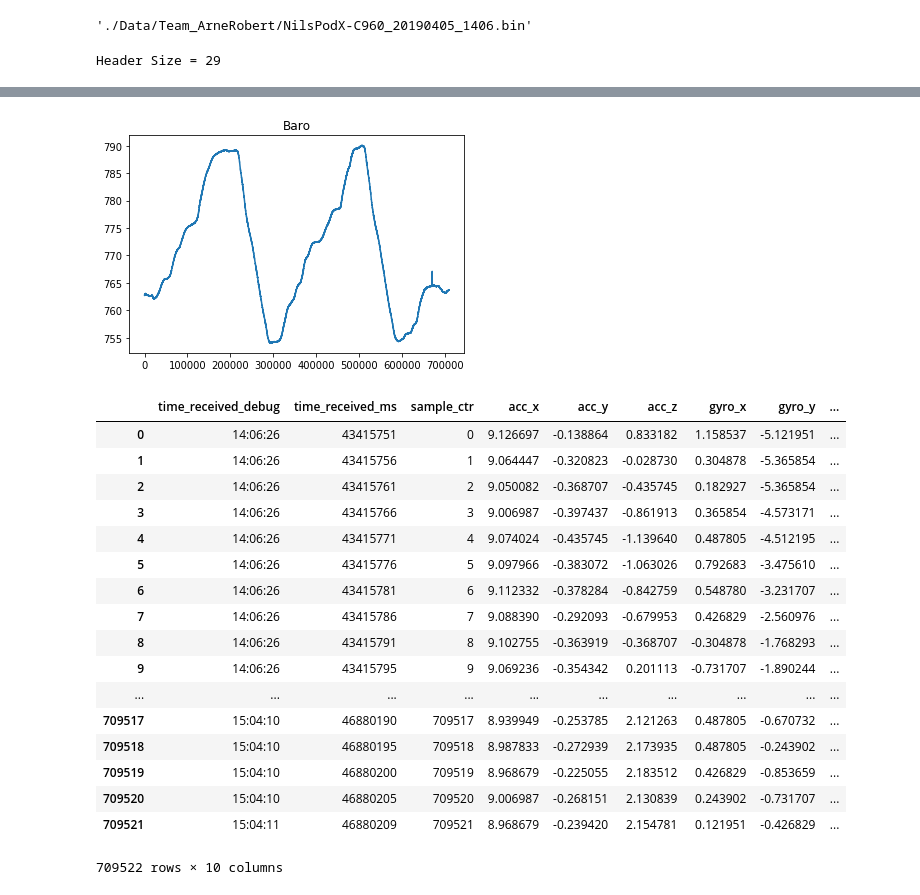
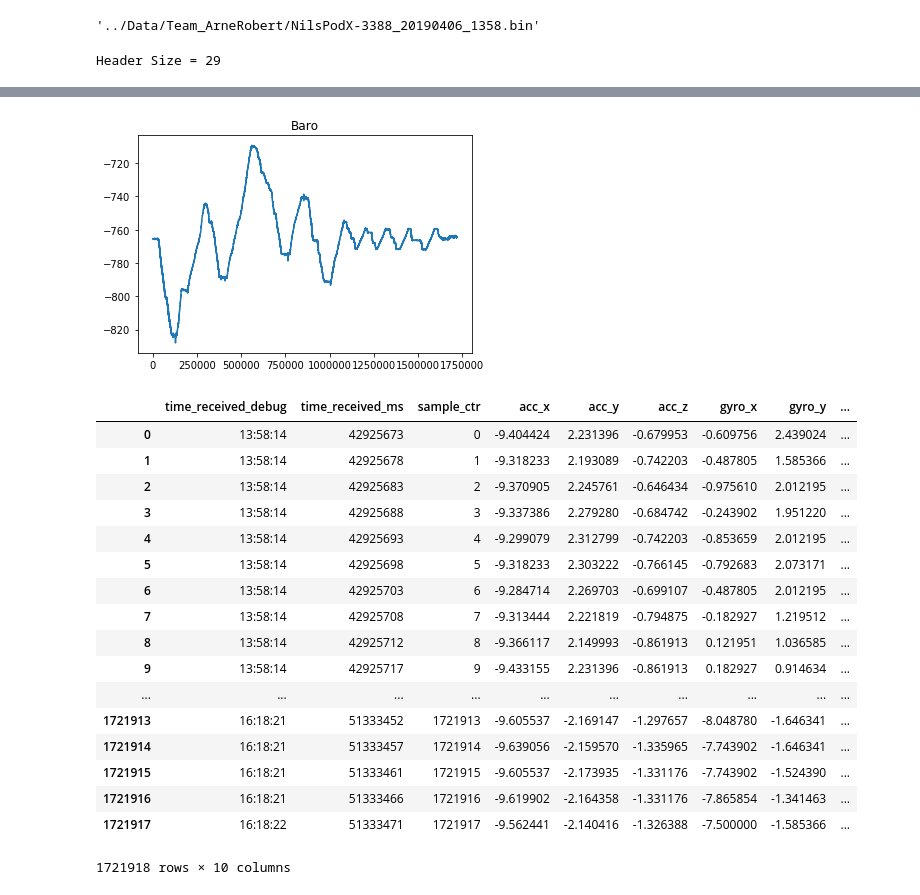
Before and after one commit to mad-lab-fau/LaaxSnowHack, a Jupyter notebook: NilsToBenConverter.ipynb, the cells around one changed output, grey strips where cells are left out. Saved outputs shown, nothing was run; the diff lists cells and outputs as text; code cells hidden in the pictures.

```diff
--- a/NilsToBenConverter.ipynb
+++ b/NilsToBenConverter.ipynb
@@ -7,9 +7,9 @@ from datetime import datetime, timedelta
 # %%
 plt.close('all')
 
-sensor_id = "C960"
-date = "20190405_1406"
-folder_path = "./Data/Team_ArneRobert/"
+sensor_id = "3388"
+date = "20190406_1358"
+folder_path = "../Data/Team_ArneRobert/"
 file_name = "NilsPodX-%s_%s.bin" % (sensor_id, date)
 
 utc_offset = 2 * 3600
@@ -17,7 +17,7 @@ utc_offset = 2 * 3600
 file_path = folder_path + file_name
 file_path
 # %% [output]
-'./Data/Team_ArneRobert/NilsPodX-C960_20190405_1406.bin'
+'../Data/Team_ArneRobert/NilsPodX-3388_20190406_1358.bin'
 # %%
 dataset = sensor.Dataset(file_path)
 # Dataset.calibrate();
@@ -35,6 +35,6 @@ else:
 
 if dataset.header.baro_enabled:
     plt.figure()
-    plt.plot(dataset.baro.data[1:])
+    plt.plot(-dataset.baro.data[1:])
     plt.title('Baro')
 # %% [output]
@@ -44,7 +44,7 @@ Sampling Frequency calculated: 204.76854256854256 Hz
-[figure, old version]
+[figure, new version]
 # %%
 # convert to SI units (according to datasheet)
-nilspod_data = pd.DataFrame(dataset.acc.data / 2048.0 * 9.80665, columns=['acc_' + x for x in ['x', 'y', 'z']])
+nilspod_data = pd.DataFrame(dataset.acc.data * 9.80665 / 2048.0, columns=['acc_' + x for x in ['x', 'y', 'z']])
 gyro_data = pd.DataFrame(dataset.gyro.data / 16.4, columns=['gyro_' + x for x in ['x', 'y', 'z']])
 baro_data = pd.DataFrame(dataset.baro.data, columns=['baro'])
 
@@ -65,21 +65,21 @@ nilspod_data.insert(2, 'sample_ctr', nilspod_data.index)
 nilspod_data
 # %% [output]
 |  | time_received_debug | time_received_ms | sample_ctr | acc_x | acc_y | acc_z | gyro_x | gyro_y | ... |
-| 0 | 14:06:26 | 43415751 | 0 | 9.126697 | -0.138864 | 0.833182 | 1.158537 | -5.121951 | ... |
-| 1 | 14:06:26 | 43415756 | 1 | 9.064447 | -0.320823 | -0.028730 | 0.304878 | -5.365854 | ... |
-| 2 | 14:06:26 | 43415761 | 2 | 9.050082 | -0.368707 | -0.435745 | 0.182927 | -5.365854 | ... |
-| 3 | 14:06:26 | 43415766 | 3 | 9.006987 | -0.397437 | -0.861913 | 0.365854 | -4.573171 | ... |
-| 4 | 14:06:26 | 43415771 | 4 | 9.074024 | -0.435745 | -1.139640 | 0.487805 | -4.512195 | ... |
-| 5 | 14:06:26 | 43415776 | 5 | 9.097966 | -0.383072 | -1.063026 | 0.792683 | -3.475610 | ... |
-| 6 | 14:06:26 | 43415781 | 6 | 9.112332 | -0.378284 | -0.842759 | 0.548780 | -3.231707 | ... |
-| 7 | 14:06:26 | 43415786 | 7 | 9.088390 | -0.292093 | -0.679953 | 0.426829 | -2.560976 | ... |
-| 8 | 14:06:26 | 43415791 | 8 | 9.102755 | -0.363919 | -0.368707 | -0.304878 | -1.768293 | ... |
-| 9 | 14:06:26 | 43415795 | 9 | 9.069236 | -0.354342 | 0.201113 | -0.731707 | -1.890244 | ... |
+| 0 | 13:58:14 | 42925673 | 0 | -9.404424 | 2.231396 | -0.679953 | -0.609756 | 2.439024 | ... |
+| 1 | 13:58:14 | 42925678 | 1 | -9.318233 | 2.193089 | -0.742203 | -0.487805 | 1.585366 | ... |
+| 2 | 13:58:14 | 42925683 | 2 | -9.370905 | 2.245761 | -0.646434 | -0.975610 | 2.012195 | ... |
+| 3 | 13:58:14 | 42925688 | 3 | -9.337386 | 2.279280 | -0.684742 | -0.243902 | 1.951220 | ... |
+| 4 | 13:58:14 | 42925693 | 4 | -9.299079 | 2.312799 | -0.742203 | -0.853659 | 2.012195 | ... |
+| 5 | 13:58:14 | 42925698 | 5 | -9.318233 | 2.303222 | -0.766145 | -0.792683 | 2.073171 | ... |
+| 6 | 13:58:14 | 42925703 | 6 | -9.284714 | 2.269703 | -0.699107 | -0.487805 | 2.012195 | ... |
+| 7 | 13:58:14 | 42925708 | 7 | -9.313444 | 2.221819 | -0.794875 | -0.182927 | 1.219512 | ... |
+| 8 | 13:58:14 | 42925712 | 8 | -9.366117 | 2.149993 | -0.861913 | 0.121951 | 1.036585 | ... |
+| 9 | 13:58:14 | 42925717 | 9 | -9.433155 | 2.231396 | -0.861913 | 0.182927 | 0.914634 | ... |
 | ... | ... | ... | ... | ... | ... | ... | ... | ... | ... |
-| 709517 | 15:04:10 | 46880190 | 709517 | 8.939949 | -0.253785 | 2.121263 | 0.487805 | -0.670732 | ... |
-| 709518 | 15:04:10 | 46880195 | 709518 | 8.987833 | -0.272939 | 2.173935 | 0.487805 | -0.243902 | ... |
-| 709519 | 15:04:10 | 46880200 | 709519 | 8.968679 | -0.225055 | 2.183512 | 0.426829 | -0.853659 | ... |
-| 709520 | 15:04:10 | 46880205 | 709520 | 9.006987 | -0.268151 | 2.130839 | 0.243902 | -0.731707 | ... |
-| 709521 | 15:04:11 | 46880209 | 709521 | 8.968679 | -0.239420 | 2.154781 | 0.121951 | -0.426829 | ... |
+| 1721913 | 16:18:21 | 51333452 | 1721913 | -9.605537 | -2.169147 | -1.297657 | -8.048780 | -1.646341 | ... |
+| 1721914 | 16:18:21 | 51333457 | 1721914 | -9.639056 | -2.159570 | -1.335965 | -7.743902 | -1.646341 | ... |
+| 1721915 | 16:18:21 | 51333461 | 1721915 | -9.605537 | -2.173935 | -1.331176 | -7.743902 | -1.524390 | ... |
+| 1721916 | 16:18:21 | 51333466 | 1721916 | -9.619902 | -2.164358 | -1.331176 | -7.865854 | -1.341463 | ... |
+| 1721917 | 16:18:22 | 51333471 | 1721917 | -9.562441 | -2.140416 | -1.326388 | -7.500000 | -1.585366 | ... |
-709522 rows × 10 columns
+1721918 rows × 10 columns
 # %%
```
Also changed, not shown: parts of 2 cells of this notebook, 1 other file.
